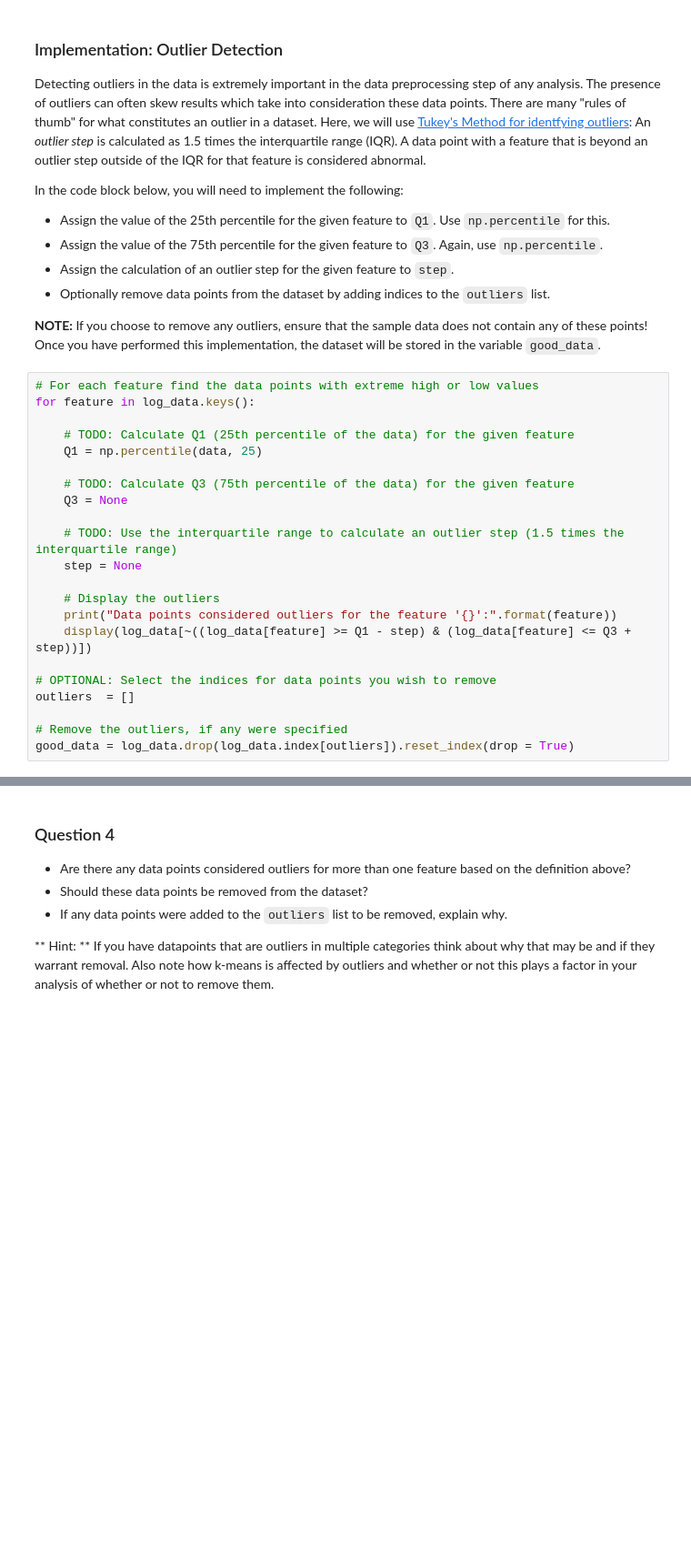
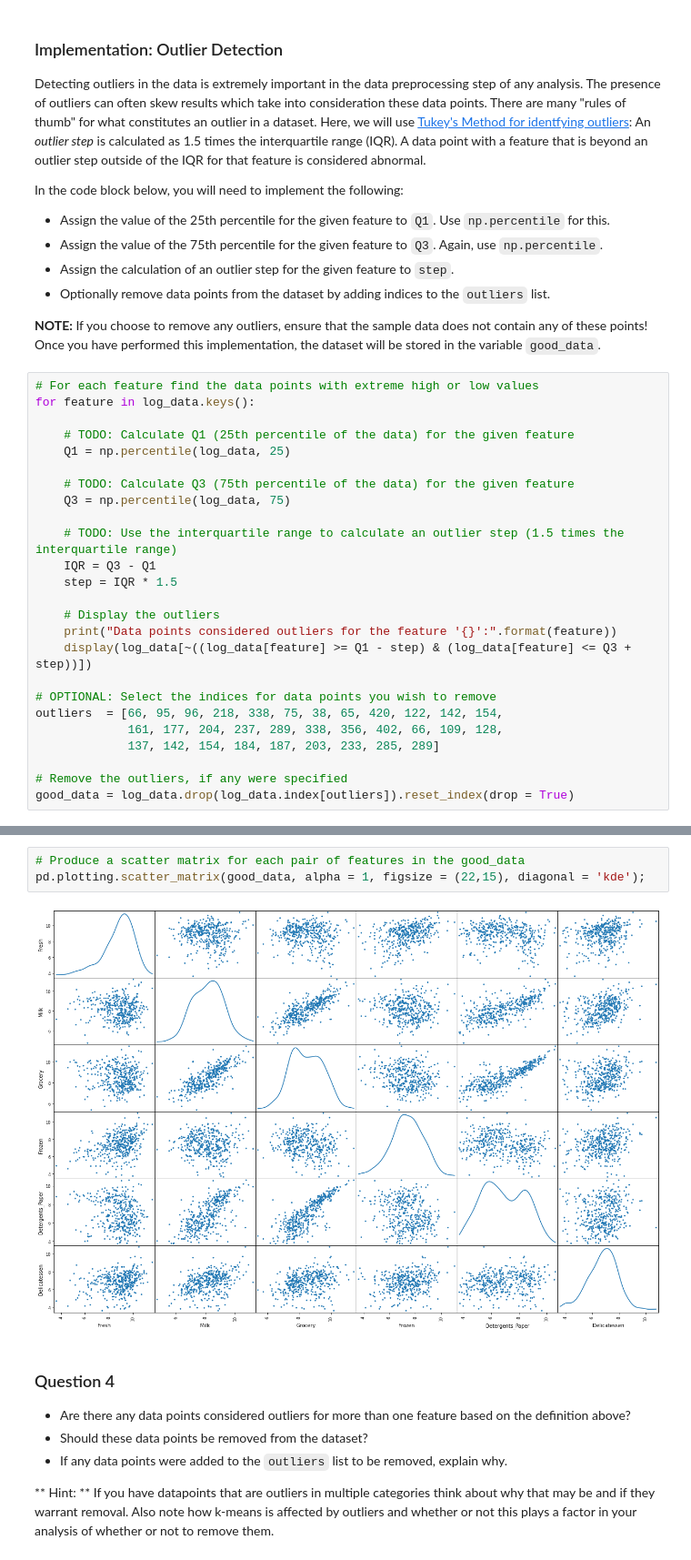
Before and after one commit to niklas-joh/Machine-Learning-Unsupervised-Learning, a Jupyter notebook: customer-segments/customer_segments.ipynb, the cells around one changed output, grey strips where cells are left out. Shown at 91% size. Saved outputs shown, nothing was run; the diff lists cells and outputs as text; blank space fills up the shorter version.

Commit message:
Remove outliers from data set

```diff
--- a/customer-segments/customer_segments.ipynb
+++ b/customer-segments/customer_segments.ipynb
@@ -256,20 +261,23 @@ Once you have performed this implementation, the dataset will be stored in the v
 for feature in log_data.keys():
 
     # TODO: Calculate Q1 (25th percentile of the data) for the given feature
-    Q1 = np.percentile(data, 25)
+    Q1 = np.percentile(log_data, 25)
 
     # TODO: Calculate Q3 (75th percentile of the data) for the given feature
-    Q3 = None
+    Q3 = np.percentile(log_data, 75)
 
     # TODO: Use the interquartile range to calculate an outlier step (1.5 times the interquartile range)
-    step = None
+    IQR = Q3 - Q1
+    step = IQR * 1.5
 
     # Display the outliers
     print("Data points considered outliers for the feature '{}':".format(feature))
     display(log_data[~((log_data[feature] >= Q1 - step) & (log_data[feature] <= Q3 + step))])
 
 # OPTIONAL: Select the indices for data points you wish to remove
-outliers  = []
+outliers  = [66, 95, 96, 218, 338, 75, 38, 65, 420, 122, 142, 154,
+             161, 177, 204, 237, 289, 338, 356, 402, 66, 109, 128,
+             137, 142, 154, 184, 187, 203, 233, 285, 289]
 
 # Remove the outliers, if any were specified
 good_data = log_data.drop(log_data.index[outliers]).reset_index(drop = True)
@@ -278,3 +330,8 @@ NameError: name 'log_data' is not defined
+# %%
+# Produce a scatter matrix for each pair of features in the good_data
+pd.plotting.scatter_matrix(good_data, alpha = 1, figsize = (22,15), diagonal = 'kde');
+# %% [output]
+[figure, added]
 # %% [markdown]
 ### Question 4
 * Are there any data points considered outliers for more than one feature based on the definition above?
```
Also changed, not shown: parts of 2 cells of this notebook.
